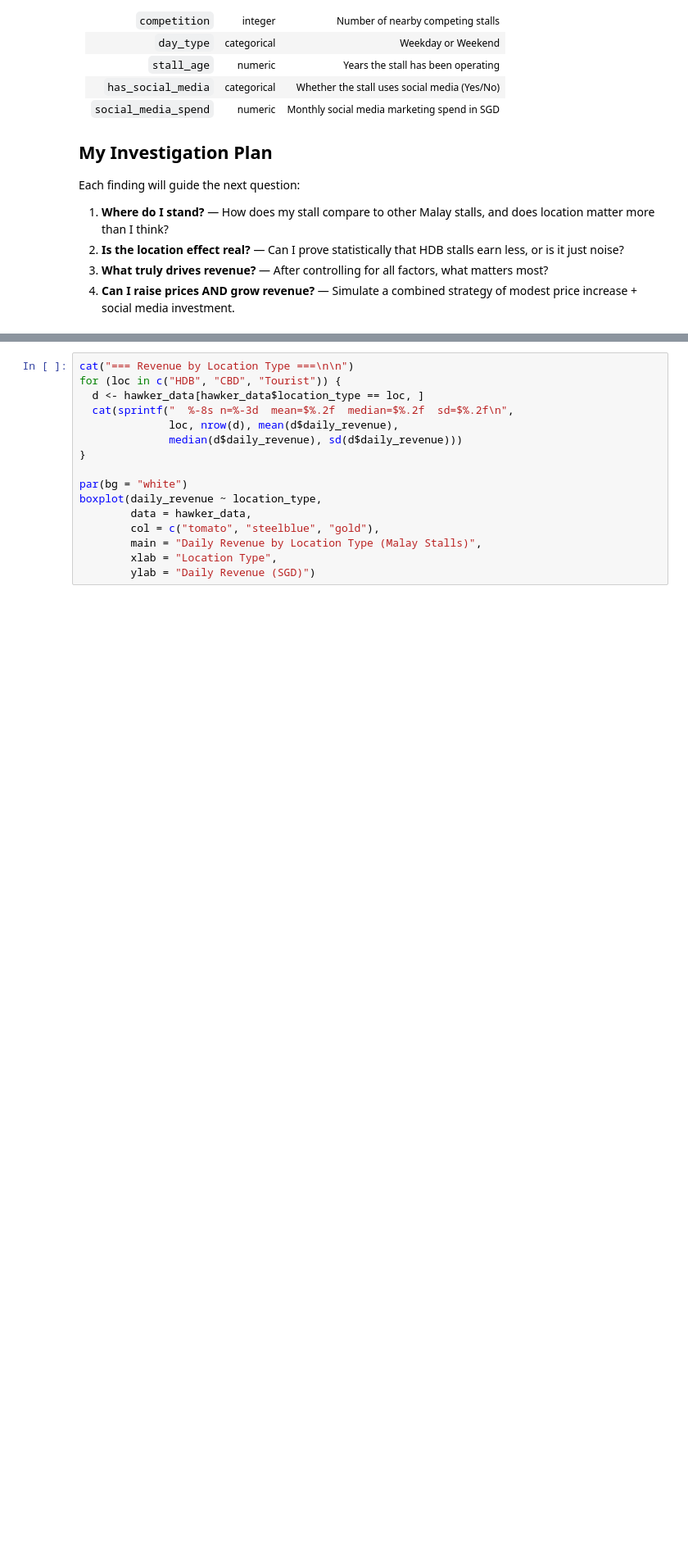
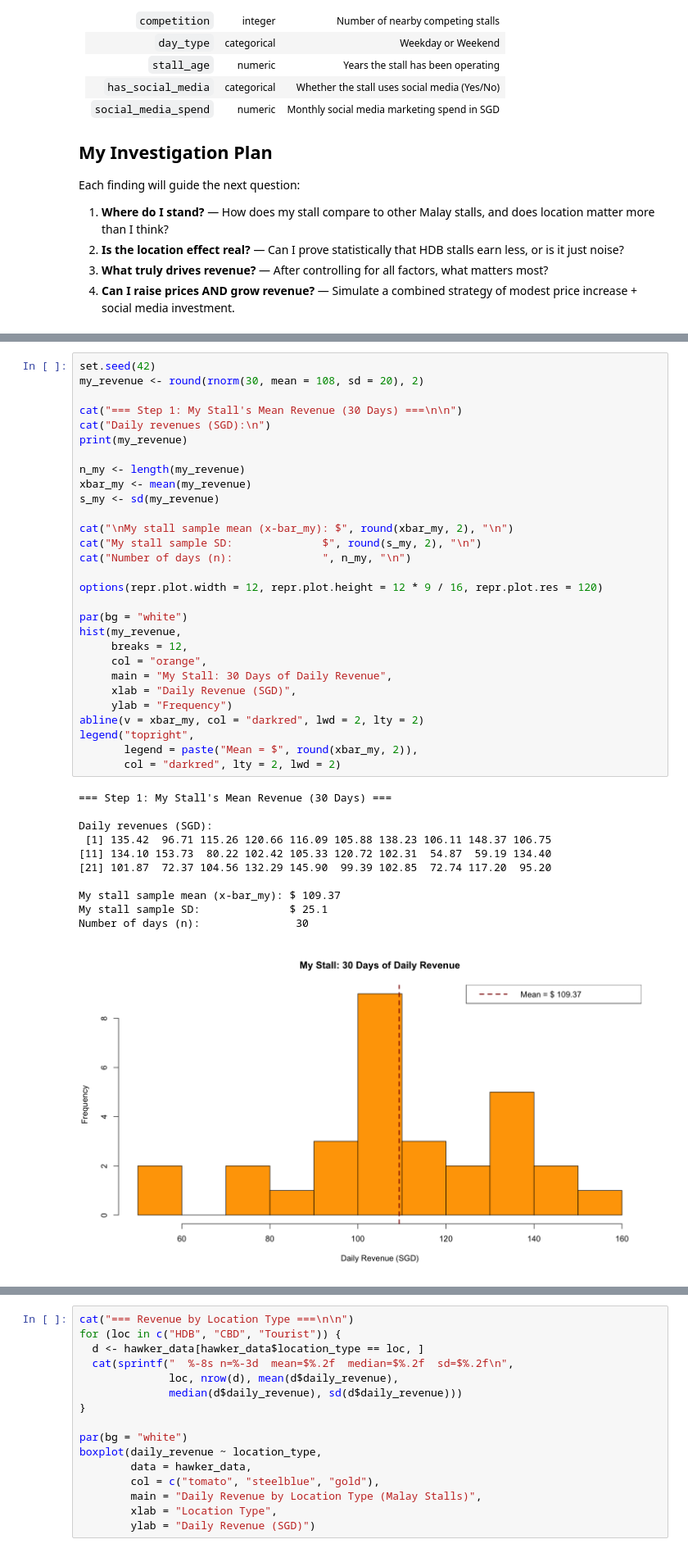
Before and after one commit to elvinsug/hawker-data-analysis, a Jupyter notebook: discovery.ipynb, the cells around one changed output, grey strips where cells are left out. Shown at 82% size. Drawn from its saved outputs; the diff is of its cells as text; blank space fills up the shorter version.

```diff
--- a/discovery.ipynb
+++ b/discovery.ipynb
@@ -103,0 +71,41 @@ Skewness:         1.3736
+# %%
+set.seed(42)
+my_revenue <- round(rnorm(30, mean = 108, sd = 20), 2)
+
+cat("=== Step 1: My Stall's Mean Revenue (30 Days) ===\n\n")
+cat("Daily revenues (SGD):\n")
+print(my_revenue)
+
+n_my <- length(my_revenue)
+xbar_my <- mean(my_revenue)
+s_my <- sd(my_revenue)
+
+cat("\nMy stall sample mean (x-bar_my): $", round(xbar_my, 2), "\n")
+cat("My stall sample SD:              $", round(s_my, 2), "\n")
+cat("Number of days (n):              ", n_my, "\n")
+
+options(repr.plot.width = 12, repr.plot.height = 12 * 9 / 16, repr.plot.res = 120)
+
+par(bg = "white")
+hist(my_revenue,
+     breaks = 12,
+     col = "orange",
+     main = "My Stall: 30 Days of Daily Revenue",
+     xlab = "Daily Revenue (SGD)",
+     ylab = "Frequency")
+abline(v = xbar_my, col = "darkred", lwd = 2, lty = 2)
+legend("topright",
+       legend = paste("Mean = $", round(xbar_my, 2)),
+       col = "darkred", lty = 2, lwd = 2)
+# %% [output]
+=== Step 1: My Stall's Mean Revenue (30 Days) ===
+
+Daily revenues (SGD):
+ [1] 135.42  96.71 115.26 120.66 116.09 105.88 138.23 106.11 148.37 106.75
+[11] 134.10 153.73  80.22 102.42 105.33 120.72 102.31  54.87  59.19 134.40
+[21] 101.87  72.37 104.56 132.29 145.90  99.39 102.85  72.74 117.20  95.20
+
+My stall sample mean (x-bar_my): $ 109.37
+My stall sample SD:              $ 25.1
+Number of days (n):               30
+[figure, added]
```
Also changed, not shown: parts of 12 cells of this notebook.
